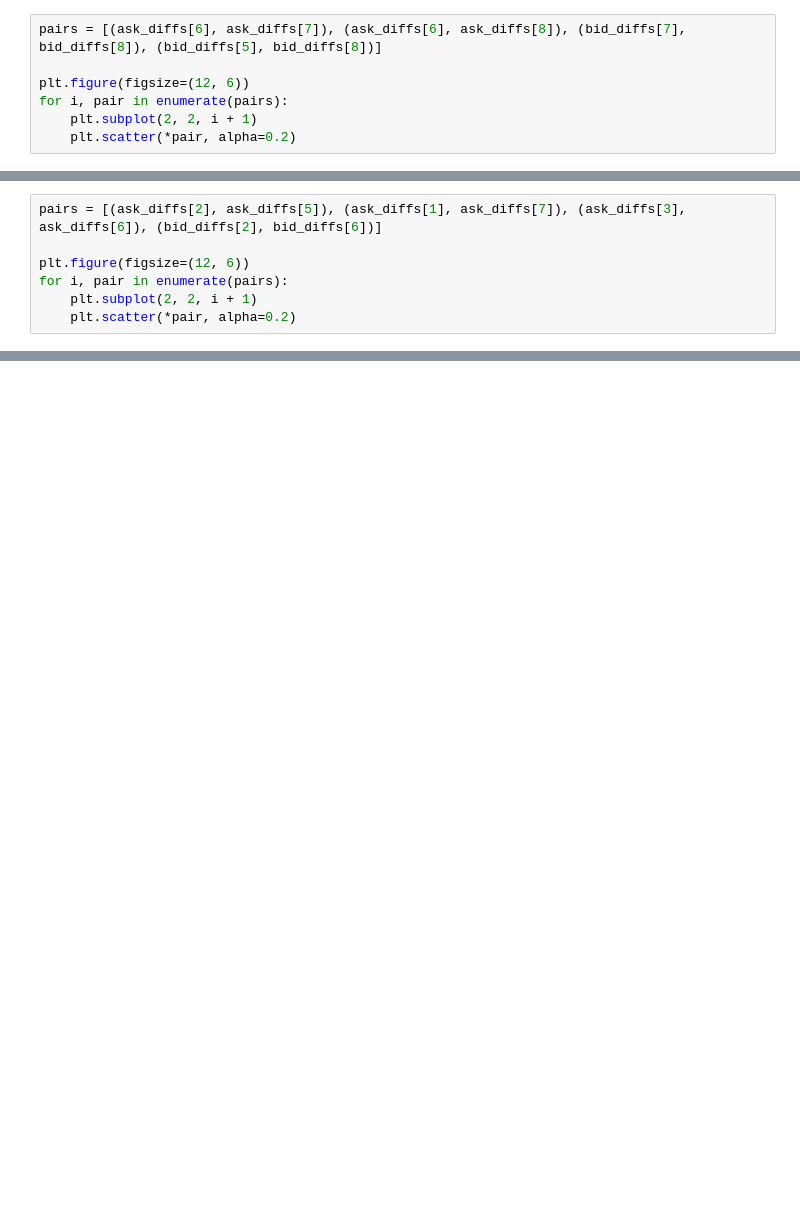
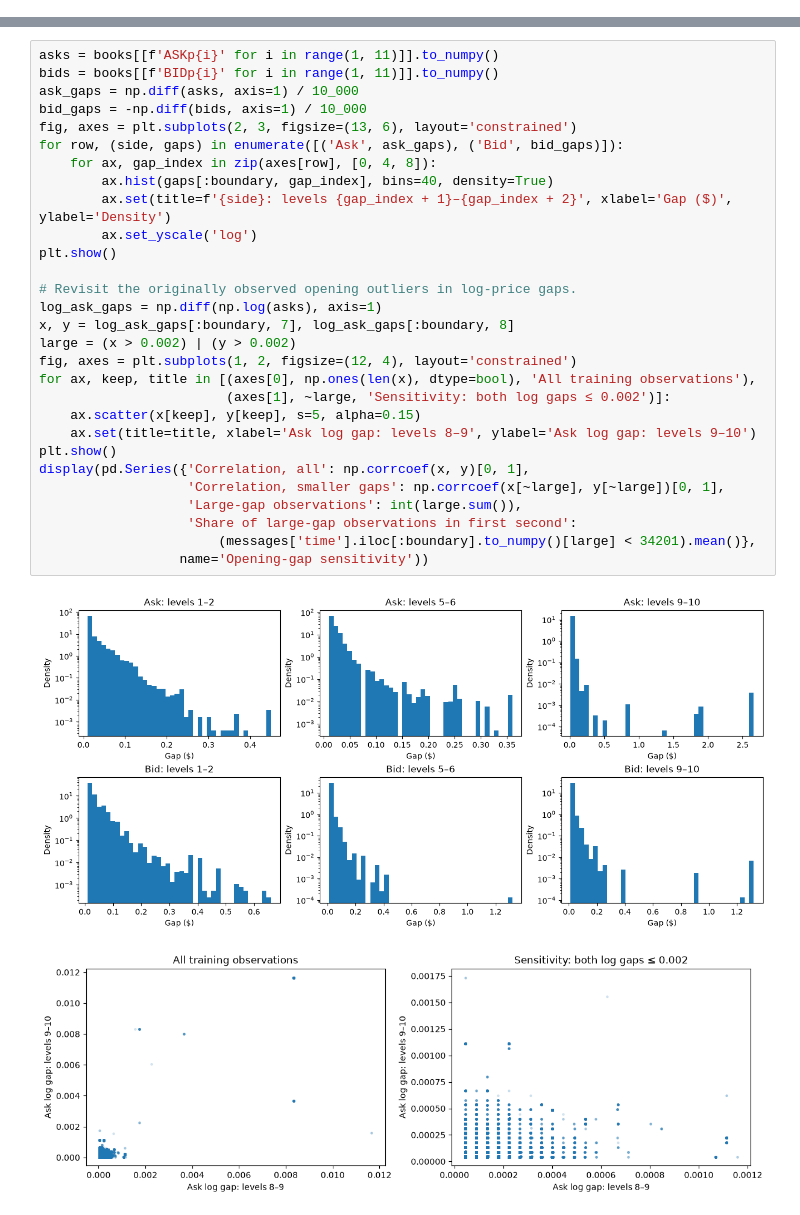
Before and after one commit to carsonalh/PatternAnalysis-2026, a Jupyter notebook: recognition/notebooks/order_book_analysis.ipynb, the cells around one changed output, grey strips where cells are left out. Drawn from its saved outputs; the diff is of its cells as text; blank space fills up the shorter version.

```diff
--- a/recognition/notebooks/order_book_analysis.ipynb
+++ b/recognition/notebooks/order_book_analysis.ipynb
@@ -147,7 +0,0 @@ We can have a look at some of the other higher-correlation squares and see if a
-# %%
-pairs = [(ask_diffs[6], ask_diffs[7]), (ask_diffs[6], ask_diffs[8]), (bid_diffs[7], bid_diffs[8]), (bid_diffs[5], bid_diffs[8])]
-
-plt.figure(figsize=(12, 6))
-for i, pair in enumerate(pairs):
-    plt.subplot(2, 2, i + 1)
-    plt.scatter(*pair, alpha=0.2)
@@ -158,7 +0,0 @@ Now we can look at some examples with low correlation and see if there are still
-# %%
-pairs = [(ask_diffs[2], ask_diffs[5]), (ask_diffs[1], ask_diffs[7]), (ask_diffs[3], ask_diffs[6]), (bid_diffs[2], bid_diffs[6])]
-
-plt.figure(figsize=(12, 6))
-for i, pair in enumerate(pairs):
-    plt.subplot(2, 2, i + 1)
-    plt.scatter(*pair, alpha=0.2)
@@ -280,0 +92,32 @@ As we would expect, it's strictly positive, but it also follows a distribution t
+# %%
+asks = books[[f'ASKp{i}' for i in range(1, 11)]].to_numpy()
+bids = books[[f'BIDp{i}' for i in range(1, 11)]].to_numpy()
+ask_gaps = np.diff(asks, axis=1) / 10_000
+bid_gaps = -np.diff(bids, axis=1) / 10_000
+fig, axes = plt.subplots(2, 3, figsize=(13, 6), layout='constrained')
+for row, (side, gaps) in enumerate([('Ask', ask_gaps), ('Bid', bid_gaps)]):
+    for ax, gap_index in zip(axes[row], [0, 4, 8]):
+        ax.hist(gaps[:boundary, gap_index], bins=40, density=True)
+        ax.set(title=f'{side}: levels {gap_index + 1}–{gap_index + 2}', xlabel='Gap ($)', ylabel='Density')
+        ax.set_yscale('log')
+plt.show()
+
+# Revisit the originally observed opening outliers in log-price gaps.
+log_ask_gaps = np.diff(np.log(asks), axis=1)
+x, y = log_ask_gaps[:boundary, 7], log_ask_gaps[:boundary, 8]
+large = (x > 0.002) | (y > 0.002)
+fig, axes = plt.subplots(1, 2, figsize=(12, 4), layout='constrained')
+for ax, keep, title in [(axes[0], np.ones(len(x), dtype=bool), 'All training observations'),
+                        (axes[1], ~large, 'Sensitivity: both log gaps ≤ 0.002')]:
+    ax.scatter(x[keep], y[keep], s=5, alpha=0.15)
+    ax.set(title=title, xlabel='Ask log gap: levels 8–9', ylabel='Ask log gap: levels 9–10')
+plt.show()
+display(pd.Series({'Correlation, all': np.corrcoef(x, y)[0, 1],
+                   'Correlation, smaller gaps': np.corrcoef(x[~large], y[~large])[0, 1],
+                   'Large-gap observations': int(large.sum()),
+                   'Share of large-gap observations in first second':
+                       (messages['time'].iloc[:boundary].to_numpy()[large] < 34201).mean()},
+                  name='Opening-gap sensitivity'))
+# %% [output]
+[figure, added]
+[figure, added]
```
Also changed, not shown: parts of 45 cells of this notebook, 22 other files.
